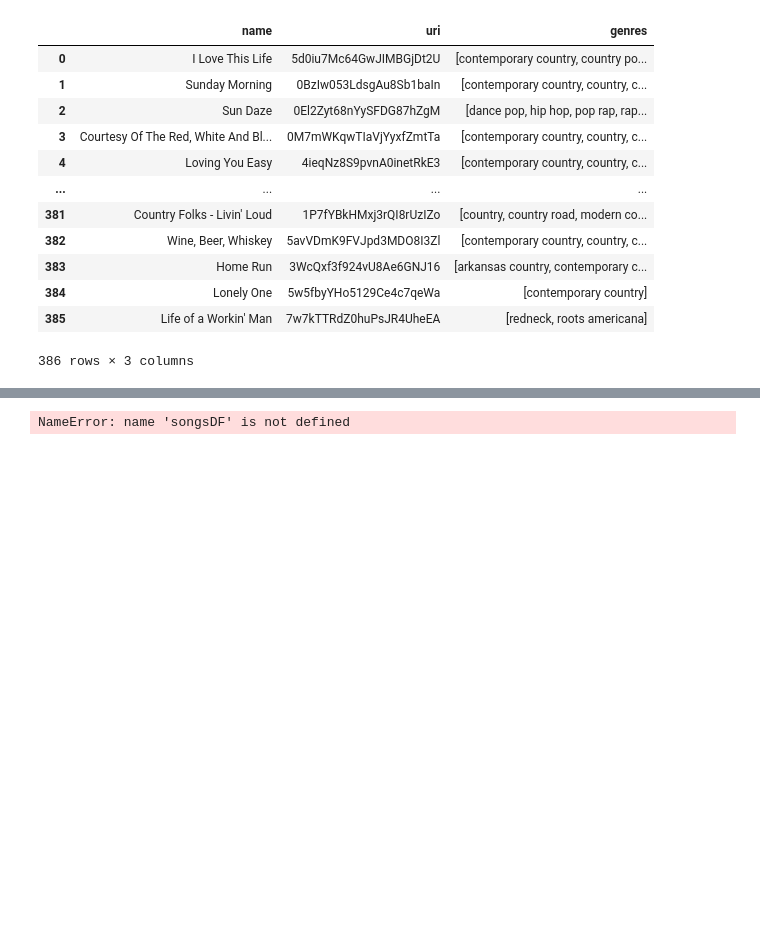
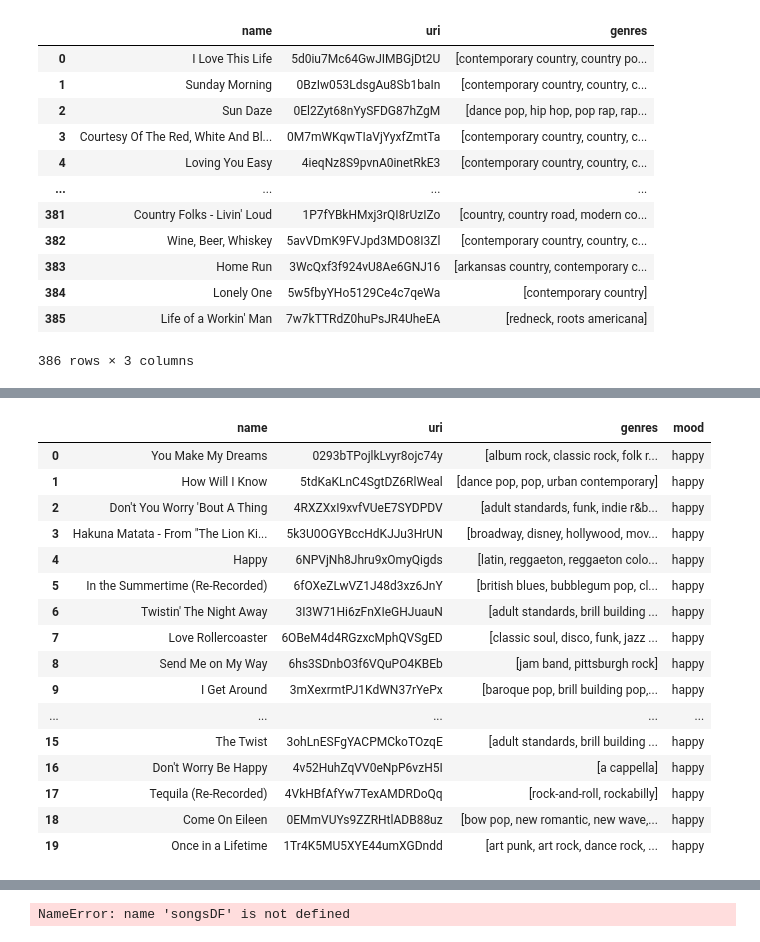
Before and after one commit to michaelmoschitto/AISongRecommender, a Jupyter notebook: AISongRecommenderMike.ipynb, the cells around one changed output, grey strips where cells are left out. Drawn from its saved outputs; the diff is of its cells as text; code cells hidden in the pictures; blank space fills up the shorter version.

Commit message:
4 training DF with 300 songs each

```diff
--- a/AISongRecommenderMike.ipynb
+++ b/AISongRecommenderMike.ipynb
@@ -79,0 +134,23 @@ songsDF
+# %%
+happyDF2 = wrapper.getSongsFromPlaylist('3d67ufMEJnDAd8PBsVBF8m', 'Greatist')
+happyDF2['mood'] = 'happy'
+
+happyDF2
+# %% [output]
+|  | name | uri | genres | mood |
+| 0 | You Make My Dreams | 0293bTPojlkLvyr8ojc74y | [album rock, classic rock, folk r... | happy |
+| 1 | How Will I Know | 5tdKaKLnC4SgtDZ6RlWeal | [dance pop, pop, urban contemporary] | happy |
+| 2 | Don't You Worry 'Bout A Thing | 4RXZXxI9xvfVUeE7SYDPDV | [adult standards, funk, indie r&b... | happy |
+| 3 | Hakuna Matata - From "The Lion Ki... | 5k3U0OGYBccHdKJJu3HrUN | [broadway, disney, hollywood, mov... | happy |
+| 4 | Happy | 6NPVjNh8Jhru9xOmyQigds | [latin, reggaeton, reggaeton colo... | happy |
+| 5 | In the Summertime (Re-Recorded) | 6fOXeZLwVZ1J48d3xz6JnY | [british blues, bubblegum pop, cl... | happy |
+| 6 | Twistin' The Night Away | 3I3W71Hi6zFnXIeGHJuauN | [adult standards, brill building ... | happy |
+| 7 | Love Rollercoaster | 6OBeM4d4RGzxcMphQVSgED | [classic soul, disco, funk, jazz ... | happy |
+| 8 | Send Me on My Way | 6hs3SDnbO3f6VQuPO4KBEb | [jam band, pittsburgh rock] | happy |
+| 9 | I Get Around | 3mXexrmtPJ1KdWN37rYePx | [baroque pop, brill building pop,... | happy |
+| ... | ... | ... | ... | ... |
+| 15 | The Twist | 3ohLnESFgYACPMCkoTOzqE | [adult standards, brill building ... | happy |
+| 16 | Don't Worry Be Happy | 4v52HuhZqVV0eNpP6vzH5I | [a cappella] | happy |
+| 17 | Tequila (Re-Recorded) | 4VkHBfAfYw7TexAMDRDoQq | [rock-and-roll, rockabilly] | happy |
+| 18 | Come On Eileen | 0EMmVUYs9ZZRHtlADB88uz | [bow pop, new romantic, new wave,... | happy |
+| 19 | Once in a Lifetime | 1Tr4K5MU5XYE44umXGDndd | [art punk, art rock, dance rock, ... | happy |
```
Also changed, not shown: parts of 14 cells of this notebook, 7 other files.
